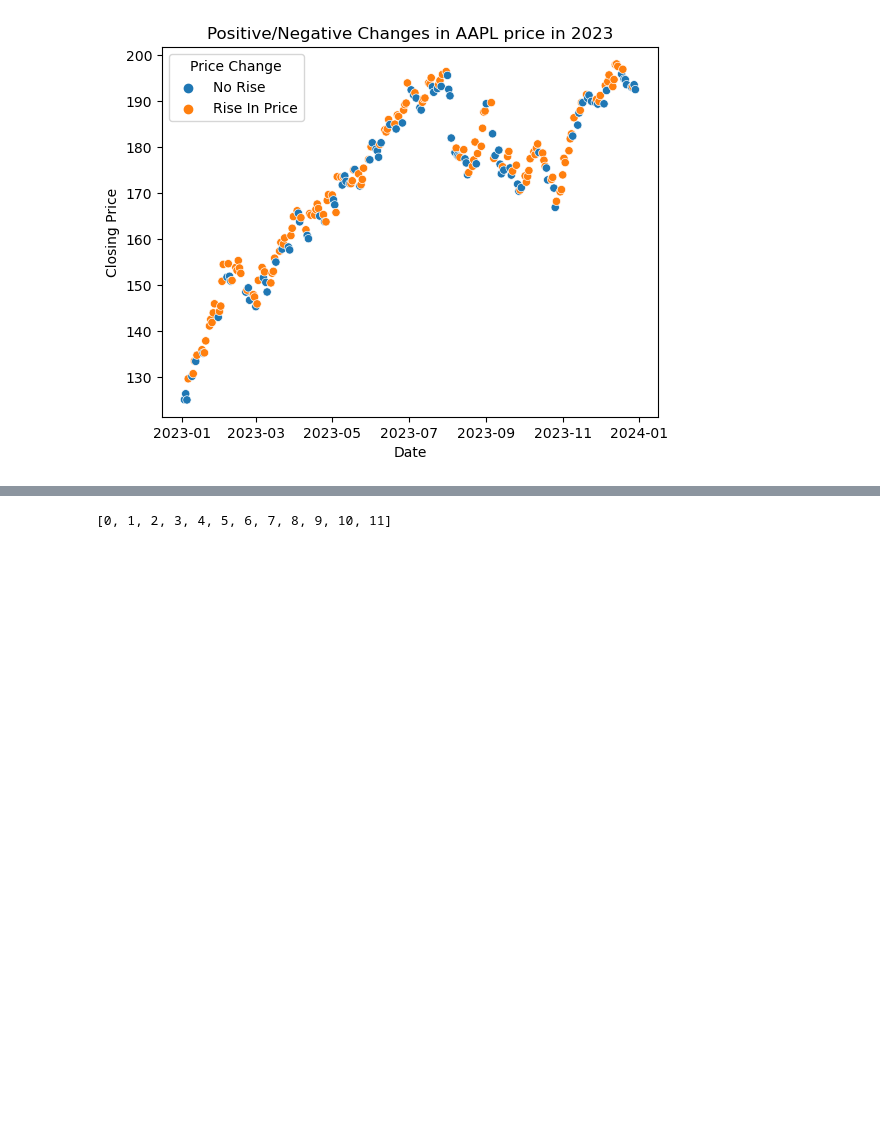
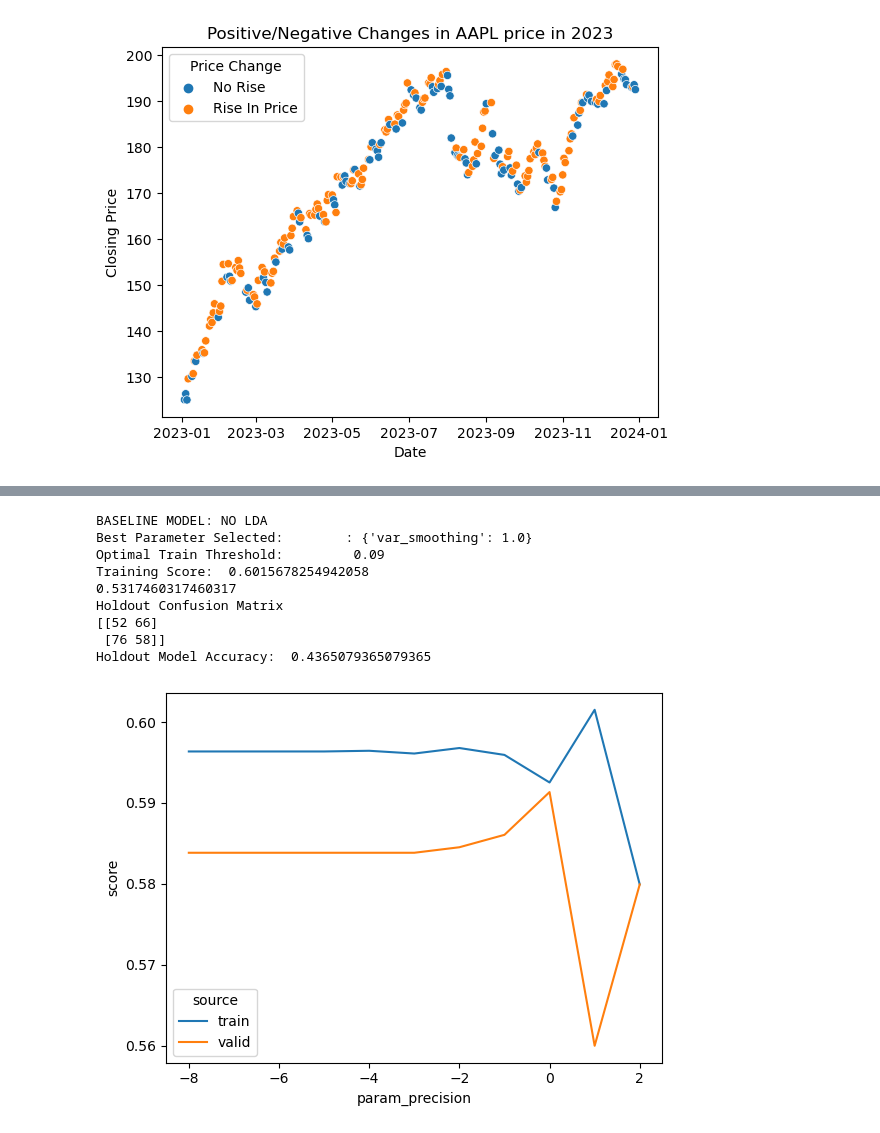
Before and after one commit to JamesDwightDana/cs136_group_project, a Jupyter notebook: project_jdd_MIXT_2.ipynb, the cells around one changed output, grey strips where cells are left out. Drawn from its saved outputs; the diff is of its cells as text; code cells hidden in the pictures; blank space fills up the shorter version.

```diff
--- a/project_jdd_MIXT_2.ipynb
+++ b/project_jdd_MIXT_2.ipynb
@@ -186,4 +274,69 @@ test_y = all_y[~custom_mask]
-# %%
-print([x for x in range(0,12)])
-# %% [output]
-[0, 1, 2, 3, 4, 5, 6, 7, 8, 9, 10, 11]
+# %%
+# BASELINE
+print("BASELINE MODEL: NO LDA")
+
+myPipeline_PRE = Pipeline([
+    ('scaler', StandardScaler())
+])
+
+train_x_noLDA = myPipeline_PRE.fit_transform(train_x,train_y)
+test_x_noLDA = myPipeline_PRE.fit_transform(test_x,test_y)
+
+parameter_grid = {
+    'var_smoothing':np.logspace(-8,2,11)
+}
+
+clf = GridSearchCV(GaussianNB(),
+                   parameter_grid,
+                   cv=5,
+                   return_train_score=True)
+clf.fit(train_x_noLDA,train_y)
+
+param_precision = [np.log10(x) for x in clf.cv_results_['param_var_smoothing'].data]
+
+df_cvtrain = pd.DataFrame(
+    {'source':'train',
+     'param_precision':param_precision,
+     'score':clf.cv_results_['mean_train_score']})
+
+df_cvvalid = pd.DataFrame(
+    {'source':'valid',
+     'param_precision':param_precision,
+     'score':clf.cv_results_['mean_test_score']})
+
+df_cv = pd.concat([df_cvtrain,df_cvvalid])
+
+sns.lineplot(data=df_cv, x="param_precision",y='score',hue="source")
+
+print("Best Parameter Selected:\t:",clf.best_params_)
+
+# Get optimal Threshold
+thresholds = np.arange(.01,.99,.01)
+train_yhatprob = clf.best_estimator_.predict_proba(train_x_noLDA)[:, 1]
+thresh_scores = list(map(
+    lambda x: accuracy_score(train_y,train_yhatprob>x),thresholds))
+best_score = thresh_scores[np.argmax(thresh_scores)]
+threshold = thresholds[thresh_scores == best_score][0]
+print("Optimal Train Threshold:\t",threshold)
+print("Training Score:\t",best_score)
+
+#threshold =.5
+
+test_yhat_B1 = (clf.best_estimator_.predict_proba(test_x_noLDA)[:, 1] > threshold).astype('float')
+
+print(np.mean(test_y))
+print("Holdout Confusion Matrix")
+print(confusion_matrix(test_y,test_yhat_B1))
+
+print("Holdout Model Accuracy:\t",accuracy_score(test_y,test_yhat_B1))
+# %% [output]
+BASELINE MODEL: NO LDA
+Best Parameter Selected:        : {'var_smoothing': 1.0}
+Optimal Train Threshold:         0.09
+Training Score:  0.6015678254942058
+0.5317460317460317
+Holdout Confusion Matrix
+[[52 66]
+ [76 58]]
+Holdout Model Accuracy:  0.4365079365079365
+[figure, added]
```
Also changed, not shown: parts of 28 cells of this notebook.
